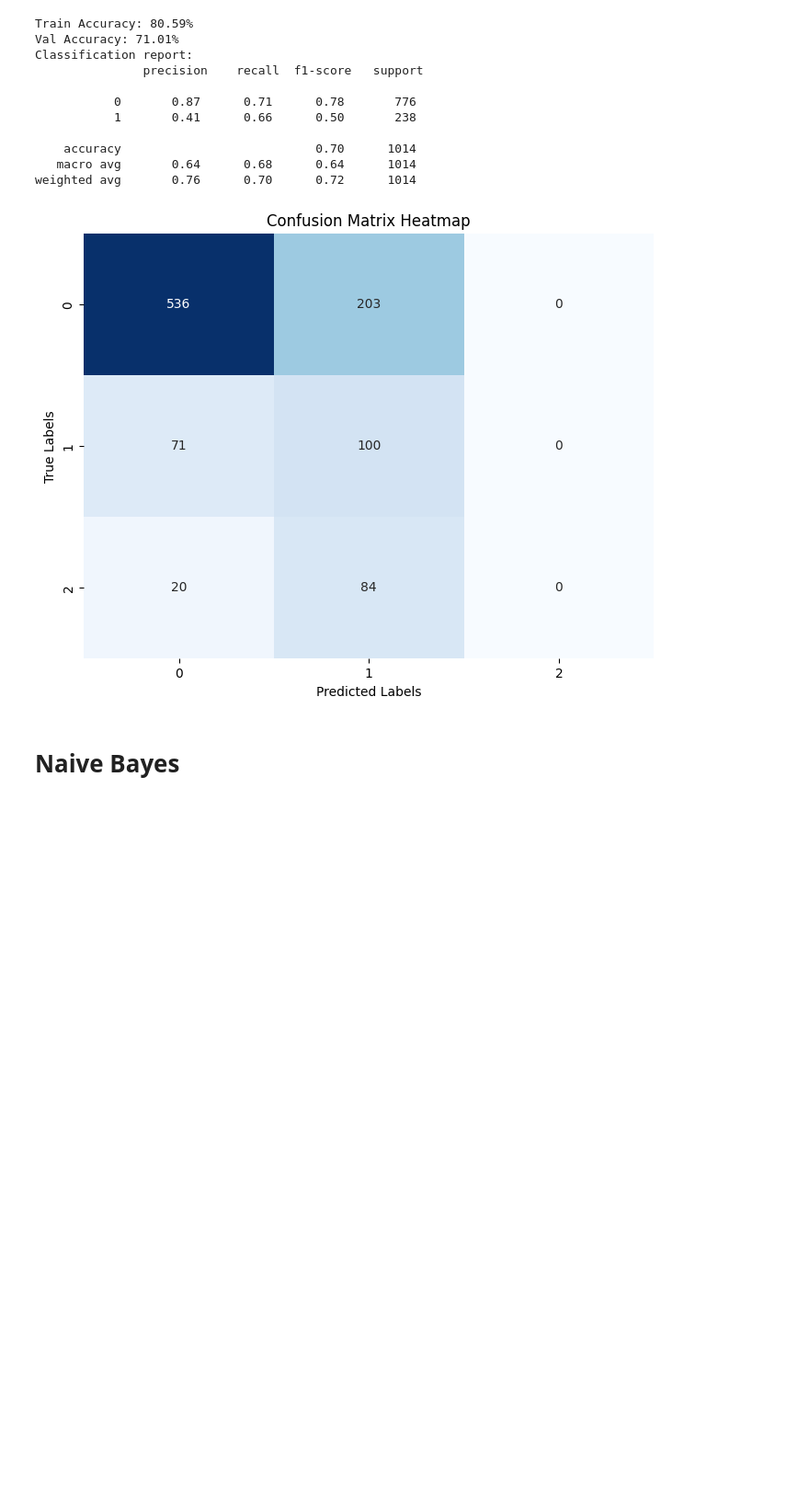
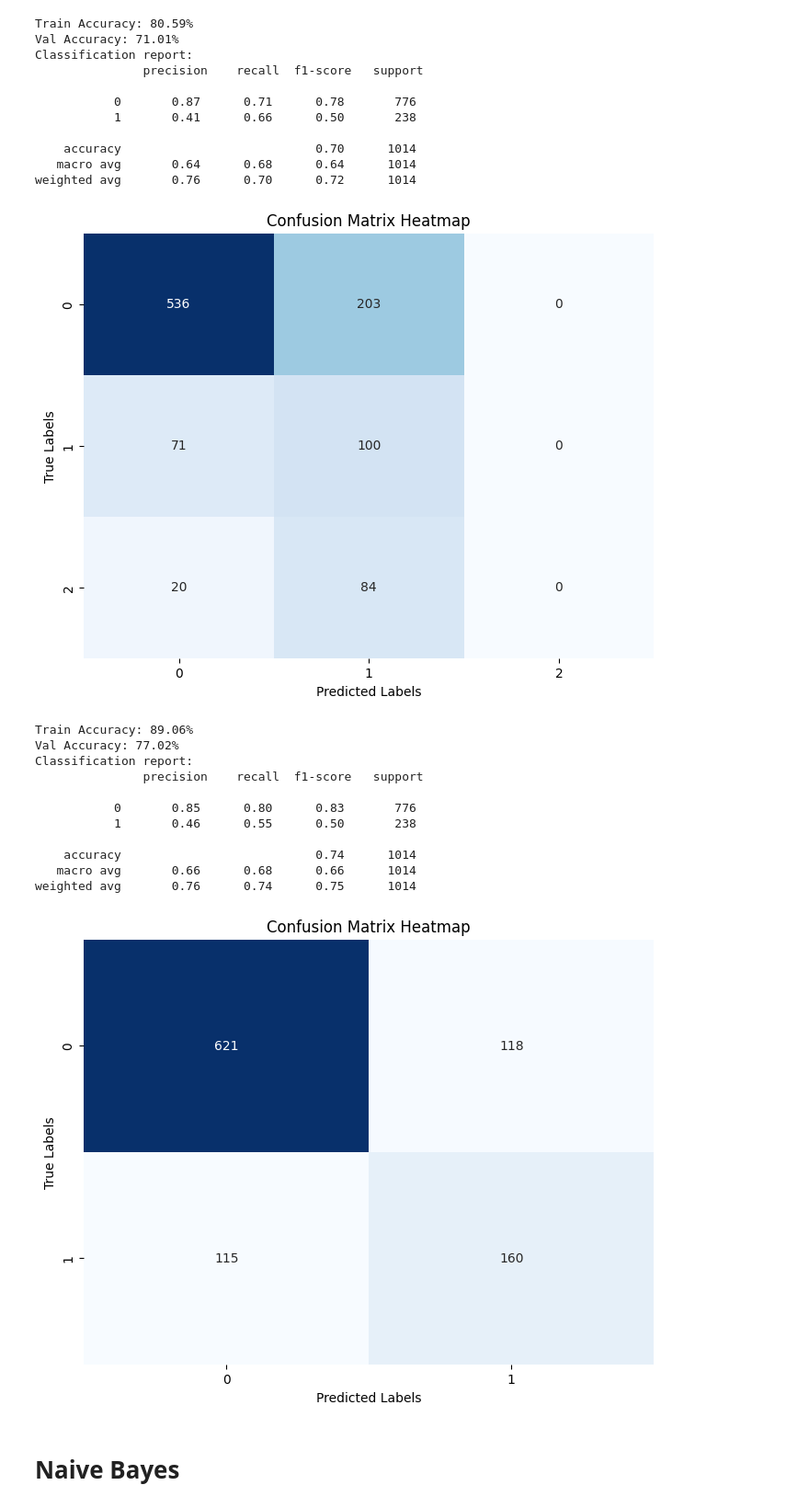
Before and after one commit to natdosan/data207-final-prject, a Jupyter notebook: src/Jeff_Model_testing.ipynb, the cells around one changed output. Shown at 92% size. Drawn from its saved outputs; the diff is of its cells as text; code cells hidden in the pictures; blank space fills up the shorter version.

```diff
--- a/src/Jeff_Model_testing.ipynb
+++ b/src/Jeff_Model_testing.ipynb
@@ -595,8 +613,13 @@ class_report = classification_report(y_test['depression_sign_binary'], test_pred
 df_report = pd.DataFrame(class_report).transpose()
 df_report['model'] = "Logistic Regression"
 df_report['classification'] = "Binary"
-df_report['data_type'] = "x_train"
+df_report['data_type'] = "x_train_under"
 df_report_final = pd.concat([df_report_final, df_report])
 
 print(f'Classification report: \n {classification_report(y_test['depression_sign_binary'], test_preds_labels)}')
+
+fpr, tpr, _ = metrics.roc_curve(y_test['depression_sign_binary'], test_preds)
+roc_auc = metrics.auc(fpr, tpr)
+roc_df_temp = pd.DataFrame([{'model': 'Logistic Regression', 'data_type': 'x_train_under', 'fpr':fpr, 'tpr':tpr, 'roc_auc':roc_auc}])
+roc_df = pd.concat([roc_df, roc_df_temp])
 # %% [output]
@@ -743,6 +837,7 @@ rf_clf.fit(x_train, y_train['depression_sign_binary'])
 y_train_pred_rf = rf_clf.predict(x_train)
 y_val_pred_rf = rf_clf.predict(x_val)
 y_test_pred_rf = rf_clf.predict(x_test)
+test_preds = rf_clf.predict_proba(x_test)
 rf_clf_train_accuracy = accuracy_score(y_train['depression_sign_binary'], y_train_pred_rf)
 rf_clf_val_accuracy = accuracy_score(y_val['depression_sign_binary'], y_val_pred_rf)
 print(f'Train Accuracy: {rf_clf_train_accuracy * 100:.2f}%')
@@ -756,6 +851,11 @@ df_report['classification'] = "Binary"
 df_report['data_type'] = "x_train"
 df_report_final = pd.concat([df_report_final, df_report])
 
+fpr, tpr, _ = metrics.roc_curve(y_test['depression_sign_binary'], test_preds[:,1])
+roc_auc = metrics.auc(fpr, tpr)
+roc_df_temp = pd.DataFrame([{'model': 'Random Forest', 'data_type': 'x_train', 'fpr':fpr, 'tpr':tpr, 'roc_auc':roc_auc}])
+roc_df = pd.concat([roc_df, roc_df_temp])
+
 conf_matrix = confusion_matrix(y_val['depression_severity'], y_val_pred_rf)
 plt.figure(figsize=(8, 6))
 sns.heatmap(conf_matrix, annot=True, fmt='g', cmap='Blues', cbar=False)
@@ -783,6 +883,7 @@ rf_clf.fit(x_train_under_bin, y_train_under_bin)
 y_train_pred_rf = rf_clf.predict(x_train_under_bin)
 y_val_pred_rf = rf_clf.predict(x_val)
 y_test_pred_rf = rf_clf.predict(x_test)
+test_preds = rf_clf.predict_proba(x_test)
 rf_clf_train_accuracy = accuracy_score(y_train_under_bin, y_train_pred_rf)
 rf_clf_val_accuracy = accuracy_score(y_val['depression_sign_binary'], y_val_pred_rf)
 print(f'Train Accuracy: {rf_clf_train_accuracy * 100:.2f}%')
@@ -796,6 +897,11 @@ df_report['classification'] = "Binary"
 df_report['data_type'] = "x_train_under"
 df_report_final = pd.concat([df_report_final, df_report])
 
+fpr, tpr, _ = metrics.roc_curve(y_test['depression_sign_binary'], test_preds[:,1])
+roc_auc = metrics.auc(fpr, tpr)
+roc_df_temp = pd.DataFrame([{'model': 'Random Forest', 'data_type': 'x_train_under', 'fpr':fpr, 'tpr':tpr, 'roc_auc':roc_auc}])
+roc_df = pd.concat([roc_df, roc_df_temp])
+
 conf_matrix = confusion_matrix(y_val['depression_severity'], y_val_pred_rf)
 plt.figure(figsize=(8, 6))
 sns.heatmap(conf_matrix, annot=True, fmt='g', cmap='Blues', cbar=False)
@@ -816,6 +922,52 @@ Classification report:
    macro avg       0.64      0.68      0.64      1014
 weighted avg       0.76      0.70      0.72      1014
 [figure]
+# %%
+#Create RF classifier and train on x_train_bal (upsampled) data for binary label
+rf_clf = RandomForestClassifier(n_estimators=100, n_jobs=-1, random_state=7, max_depth=12, max_features='log2', min_samples_leaf = 15, min_samples_split = 15)
+rf_clf.fit(x_train_bal_bin, y_train_bal_bin)
+y_train_pred_rf = rf_clf.predict(x_train_bal_bin)
+y_val_pred_rf = rf_clf.predict(x_val)
+y_test_pred_rf = rf_clf.predict(x_test)
+test_preds = rf_clf.predict_proba(x_test)
+rf_clf_train_accuracy = accuracy_score(y_train_bal_bin, y_train_pred_rf)
+rf_clf_val_accuracy = accuracy_score(y_val['depression_sign_binary'], y_val_pred_rf)
+print(f'Train Accuracy: {rf_clf_train_accuracy * 100:.2f}%')
+print(f'Val Accuracy: {rf_clf_val_accuracy * 100:.2f}%')
+print(f'Classification report: \n {classification_report(y_test['depression_sign_binary'], y_test_pred_rf)}')
+
+class_report = classification_report(y_test['depression_sign_binary'], y_test_pred_rf, output_dict=True)
+df_report = pd.DataFrame(class_report).transpose()
+df_report['model'] = "Random Forest"
+df_report['classification'] = "Binary"
+df_report['data_type'] = "x_train_bal_bin"
+df_report_final = pd.concat([df_report_final, df_report])
+
+fpr, tpr, _ = metrics.roc_curve(y_test['depression_sign_binary'], test_preds[:,1])
+roc_auc = metrics.auc(fpr, tpr)
+roc_df_temp = pd.DataFrame([{'model': 'Random Forest', 'data_type': 'x_train_bal_bin', 'fpr':fpr, 'tpr':tpr, 'roc_auc':roc_auc}])
+roc_df = pd.concat([roc_df, roc_df_temp])
+
+conf_matrix = confusion_matrix(y_val['depression_sign_binary'], y_val_pred_rf)
+plt.figure(figsize=(8, 6))
+sns.heatmap(conf_matrix, annot=True, fmt='g', cmap='Blues', cbar=False)
+plt.title('Confusion Matrix Heatmap')
+plt.xlabel('Predicted Labels')
+plt.ylabel('True Labels')
+plt.show()
+# %% [output]
+Train Accuracy: 89.06%
+Val Accuracy: 77.02%
+Classification report:
+               precision    recall  f1-score   support
+
+           0       0.85      0.80      0.83       776
+           1       0.46      0.55      0.50       238
+
+    accuracy                           0.74      1014
+   macro avg       0.66      0.68      0.66      1014
+weighted avg       0.76      0.74      0.75      1014
+[figure, added]
 # %% [markdown]
 # Naive Bayes
 # %%
```
Also changed, not shown: parts of 48 cells of this notebook.
